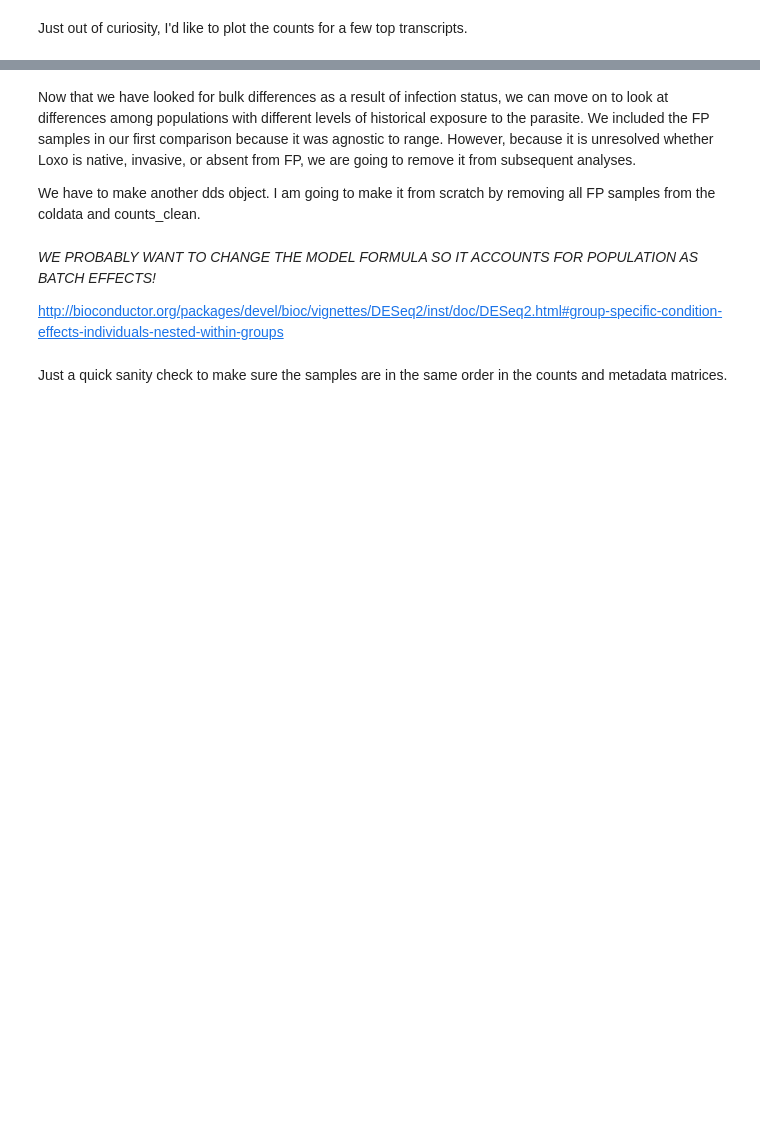
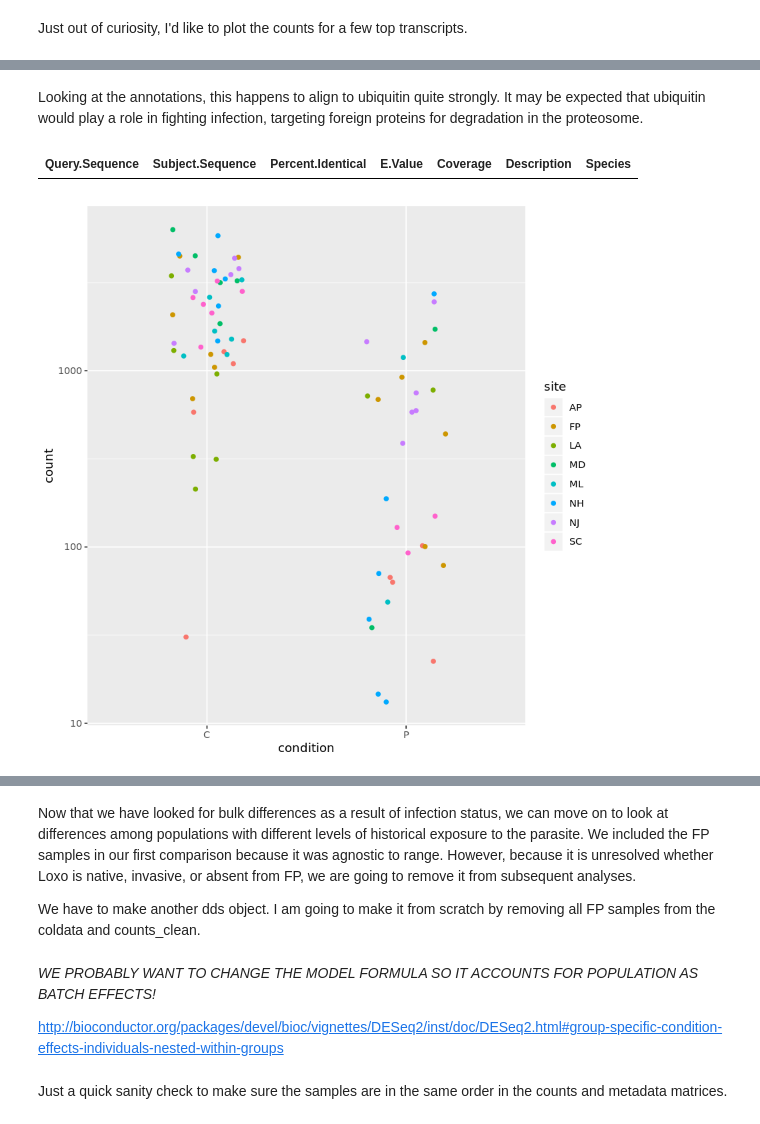
Before and after one commit to tepoltlab/RhithroLoxo_DE, a Jupyter notebook: juptyer_notebooks/DESeq2_RhithroLoxo.ipynb, the cells around one changed output, grey strips where cells are left out. Drawn from its saved outputs; the diff is of its cells as text; code cells hidden in the pictures; blank space fills up the shorter version.

```diff
--- a/juptyer_notebooks/DESeq2_RhithroLoxo.ipynb
+++ b/juptyer_notebooks/DESeq2_RhithroLoxo.ipynb
@@ -248,0 +460,13 @@ We'll do a variance stabilizing transformation, which is fast and useful for vis
+# %% [markdown]
+Looking at the annotations, this happens to align to ubiquitin quite strongly. It may be expected that ubiquitin would play a role in fighting infection, targeting foreign proteins for degradation in the proteosome.
+# %%
+annot[annot[,1]=="TRINITY_DN46_c0_g1_i3",c(1,2,3,11,12,13,14)]
+# %% [output]
+| Query.Sequence | Subject.Sequence | Percent.Identical | E.Value | Coverage | Description | Species |
+# %%
+count_plot <- plotCounts(dds_clean, gene="TRINITY_DN46_c0_g1_i3", intgroup=c("condition","site"), returnData=TRUE)
+ggplot(count_plot, aes(x=condition, y=count, color=site)) +
+    geom_point(position=position_jitter(w=0.2,h=0)) +
+    scale_y_log10()
+# %% [output]
+[figure, added]
```
Also changed, not shown: parts of 80 cells of this notebook.
